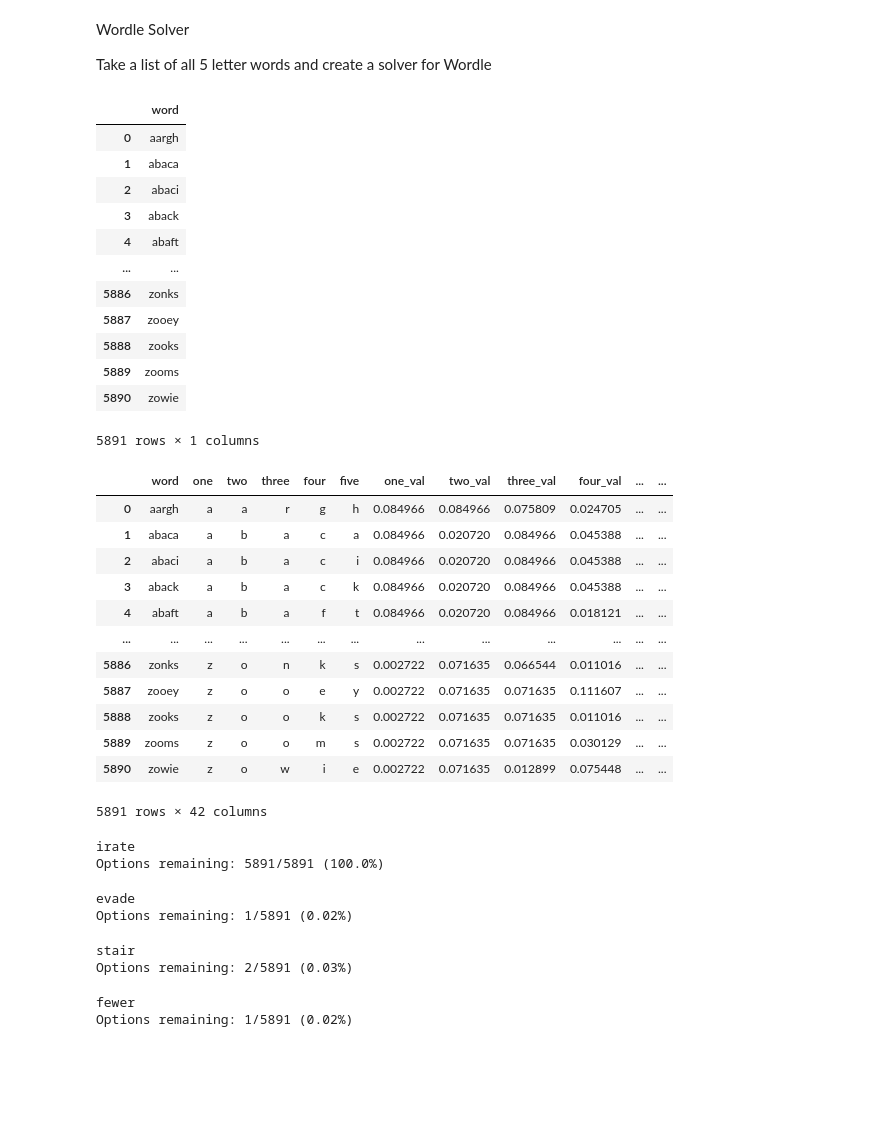
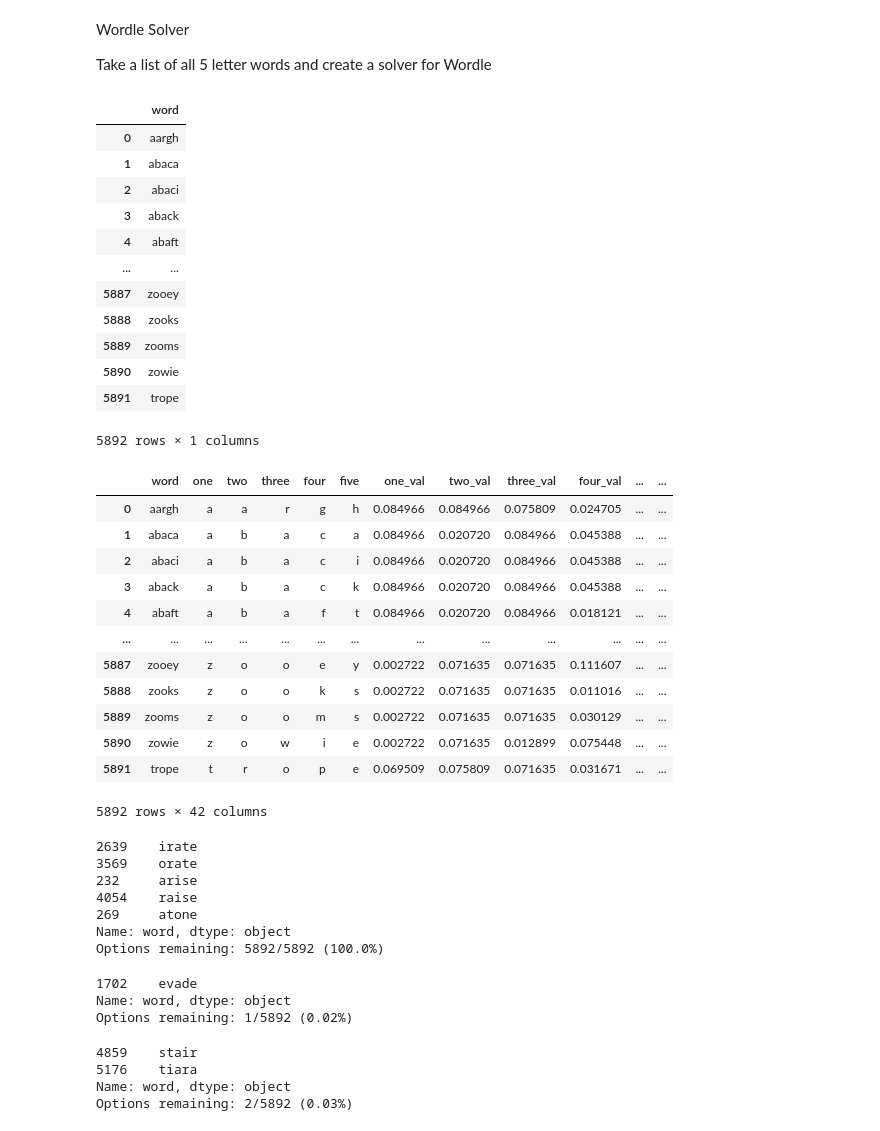
Before and after one commit to applewjr/Projects, a Jupyter notebook: wordle_solver_function.ipynb, the cells around one changed output. Saved outputs shown, nothing was run; the diff lists cells and outputs as text; code cells hidden in the pictures; blank space fills up the shorter version.

```diff
--- a/wordle_solver_function.ipynb
+++ b/wordle_solver_function.ipynb
@@ -293,40 +294,40 @@ words = [
 'verst', 'abaca', 'vests', 'vetch', 'vexed', 'vexes', 'vials', 'viand', 'vibes', 'vicar', 'vices', 'video', 'viers', 'views', 'vigil', 'vigor', 'viler', 'villa', 'ville', 'villi',
 'vinca', 'abaca', 'vines', 'vinyl', 'viola', 'viols', 'viper', 'viral', 'vireo', 'vires', 'virus', 'visas', 'vised', 'vises', 'visit', 'visor', 'vista', 'vitae', 'vital', 'vitam',
 'vitas', 'abaca', 'vivas', 'vivid', 'vivre', 'vixen', 'vizor', 'vocab', 'vocal', 'vodka', 'vogue', 'voice', 'voids', 'voila', 'voile', 'volts', 'vomit', 'voted', 'voter', 'votes',
 'vouch', 'abaca', 'vowel', 'vower', 'voxel', 'vroom', 'vulva', 'vying', 'wacko', 'wacky', 'waded', 'wader', 'wades', 'wadis', 'wafer', 'wafts', 'waged', 'wager', 'wages', 'wagon',
 'wahoo', 'abaca', 'wails', 'waist', 'waits', 'waive', 'waked', 'waken', 'waker', 'wakes', 'waled', 'wales', 'walks', 'walls', 'waltz', 'wands', 'waned', 'wanes', 'wanly', 'wanna',
 'wanta', 'abaca', 'wards', 'wares', 'warms', 'warns', 'warps', 'warts', 'warty', 'washy', 'wasps', 'waspy', 'wassa', 'waste', 'watch', 'water', 'watsa', 'watts', 'waved', 'waver',
 'waves', 'abaca', 'waxen', 'waxer', 'waxes', 'wazoo', 'weald', 'weals', 'weans', 'wears', 'weary', 'weave', 'webby', 'weber', 'wedge', 'wedgy', 'weeds', 'weedy', 'weeks', 'weeny',
 'weeps', 'abaca', 'weest', 'wefts', 'weigh', 'weird', 'weirs', 'welch', 'welds', 'wells', 'welsh', 'welts', 'wench', 'wends', 'wests', 'wetly', 'whack', 'whale', 'whams', 'whang',
 'wharf', 'abaca', 'wheal', 'wheat', 'wheee', 'wheel', 'whelk', 'whelm', 'whelp', 'whens', 'where', 'whets', 'whews', 'wheys', 'which', 'whiff', 'while', 'whims', 'whine', 'whiny',
 'whips', 'abaca', 'whirl', 'whirr', 'whirs', 'whish', 'whisk', 'whist', 'white', 'whits', 'whizz', 'whoas', 'whole', 'whomp', 'whooo', 'whoop', 'whops', 'whore', 'whorl', 'whose',
 'whoso', 'abaca', 'wicks', 'widen', 'wider', 'widow', 'width', 'wield', 'wifey', 'wilco', 'wilds', 'wiled', 'wiles', 'wills', 'wilts', 'wimps', 'wimpy', 'wince', 'winch', 'winds',
 'windy', 'abaca', 'wines', 'winey', 'wings', 'winks', 'winos', 'wiped', 'wiper', 'wipes', 'wired', 'wirer', 'wires', 'wised', 'wiser', 'wises', 'wisps', 'wispy', 'wists', 'witch',
 'withs', 'abaca', 'wives', 'wizen', 'woken', 'wolds', 'woman', 'wombs', 'women', 'wonks', 'wonky', 'wonts', 'woods', 'woody', 'wooed', 'wooer', 'woofs', 'wools', 'wooly', 'woosh',
 'woozy', 'abaca', 'wordy', 'works', 'world', 'worms', 'wormy', 'worry', 'worse', 'worst', 'worth', 'worts', 'would', 'wound', 'woven', 'wowed', 'wowee', 'wrack', 'wraps', 'wrath',
 'wreak', 'abaca', 'wrens', 'wrest', 'wrier', 'wring', 'wrist', 'write', 'writs', 'wrong', 'wrote', 'wroth', 'wrung', 'wryer', 'wryly', 'wurst', 'xenon', 'xerox', 'xored', 'xylem',
 'yacht', 'abaca', 'yanks', 'yards', 'yarns', 'yawed', 'yawls', 'yawns', 'yawny', 'yawps', 'yearn', 'years', 'yeast', 'yecch', 'yella', 'yells', 'yelps', 'yenta', 'yerba', 'yeses',
 'yield', 'abaca', 'yipes', 'yobbo', 'yodel', 'yogas', 'yogic', 'yogis', 'yoked', 'yokel', 'yokes', 'yolks', 'yolky', 'yores', 'young', 'yourn', 'yours', 'youse', 'youth', 'yowls',
 'yoyos', 'abaca', 'yucky', 'yukky', 'yules', 'yummy', 'yurts', 'zappy', 'zayin', 'zeals', 'zebra', 'zebus', 'zeros', 'zests', 'zesty', 'zetas', 'zilch', 'zincs', 'zings', 'zingy',
-'zippy', 'abaca', 'zombi', 'zonal', 'zoned', 'zones', 'zonks', 'zooey', 'zooks', 'zooms', 'zowie']
+'zippy', 'abaca', 'zombi', 'zonal', 'zoned', 'zones', 'zonks', 'zooey', 'zooks', 'zooms', 'zowie', 'trope']
 
 df = pd.DataFrame()
 df['word'] = words
 df
 # %% [output]
 |  | word |
 | 0 | aargh |
 | 1 | abaca |
 | 2 | abaci |
 | 3 | aback |
 | 4 | abaft |
 | ... | ... |
-| 5886 | zonks |
 | 5887 | zooey |
 | 5888 | zooks |
 | 5889 | zooms |
 | 5890 | zowie |
+| 5891 | trope |
-5891 rows × 1 columns
+5892 rows × 1 columns
 # %%
 # create and export df with all needed metadata
 
@@ -416,10 +417,10 @@ df
 | 3 | aback | a | b | a | c | k | 0.084966 | 0.020720 | 0.084966 | 0.045388 | ... | ... |
 | 4 | abaft | a | b | a | f | t | 0.084966 | 0.020720 | 0.084966 | 0.018121 | ... | ... |
 | ... | ... | ... | ... | ... | ... | ... | ... | ... | ... | ... | ... | ... |
-| 5886 | zonks | z | o | n | k | s | 0.002722 | 0.071635 | 0.066544 | 0.011016 | ... | ... |
 | 5887 | zooey | z | o | o | e | y | 0.002722 | 0.071635 | 0.071635 | 0.111607 | ... | ... |
 | 5888 | zooks | z | o | o | k | s | 0.002722 | 0.071635 | 0.071635 | 0.011016 | ... | ... |
 | 5889 | zooms | z | o | o | m | s | 0.002722 | 0.071635 | 0.071635 | 0.030129 | ... | ... |
 | 5890 | zowie | z | o | w | i | e | 0.002722 | 0.071635 | 0.012899 | 0.075448 | ... | ... |
+| 5891 | trope | t | r | o | p | e | 0.069509 | 0.075809 | 0.071635 | 0.031671 | ... | ... |
-5891 rows × 42 columns
+5892 rows × 42 columns
 # %%
@@ -484,35 +490,35 @@ def wordle_solver(must_be_present: list, must_not_be_present: list,
 
     print(f'Options remaining: {len(df)}/{total_len} ({round(len(df)/total_len*100,2)}%)')
 # %%
-wordle_solver([], # must be present
-    [], # must_not_be_present
-    [],[],[],[],[], # letter 1-5 present
-    [],[],[],[],[]) # letter 1-5 not
+wordle_solver('', # letters that must be present (leave no spaces)
+    '', # letters than must not be present (leave no spaces)
+    '     ', # letter 1-5 present (leave spaces)
+    [],[],[],[],[]) # letter 1-5 not present
 # %% [output]
-irate
-Options remaining: 5891/5891 (100.0%)
+2639    irate
+3569    orate
+232     arise
+4054    raise
+269     atone
+Name: word, dtype: object
+Options remaining: 5892/5892 (100.0%)
 # %%
-wordle_solver(['v'], # must be present
-    ['i','r','t','s','c','l','k','n'], # must_not_be_present
-    [],[],['a'],[],['e'], # letter 1-5 present
+wordle_solver('v', # letters that must be present (leave no spaces)
+    'irtsclkn', # letters than must not be present (leave no spaces)
+    '  a e', # letter 1-5 present (leave spaces)
     [],[],[],['v'],[]) # letter 1-5 not present
 # %% [output]
-evade
-Options remaining: 1/5891 (0.02%)
+1702    evade
+Name: word, dtype: object
+Options remaining: 1/5892 (0.02%)
 # %%
 # 4/9/2022
-wordle_solver(['i','r','t'], # must be present
-    ['e'], # must_not_be_present
-    [],[],['a'],[],[], # letter 1-5 present
+wordle_solver('irt', # letters that must be present (leave no spaces)
+    'e', # letters than must not be present (leave no spaces)
+    '  a  ', # letter 1-5 present (leave spaces)
     ['i'],['r'],[],['t'],[]) # letter 1-5 not present
 # %% [output]
-stair
-Options remaining: 2/5891 (0.03%)
+4859    stair
+5176    tiara
+Name: word, dtype: object
+Options remaining: 2/5892 (0.03%)
-# %%
-wordle_solver(['r','e'], # must be present
-    ['i','a','t','l','o','n','s','u','p','c','d','h'], # must_not_be_present
-    [],['e'],['w'],['e'],['r'], # letter 1-5 present
-    [],['r'],[],[],['e']) # letter 1-5 not
-# %% [output]
-fewer
-Options remaining: 1/5891 (0.02%)
```
Also changed, not shown: parts of 2 cells of this notebook.
